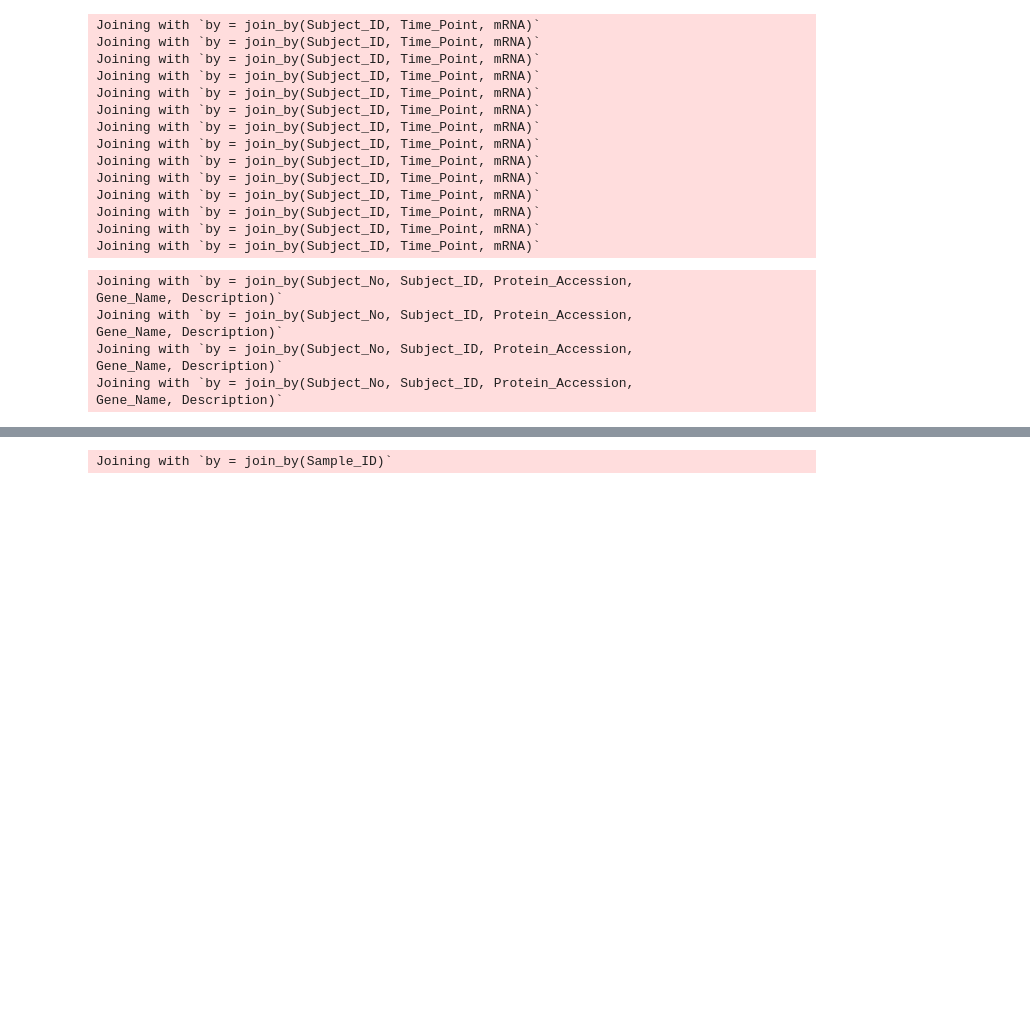
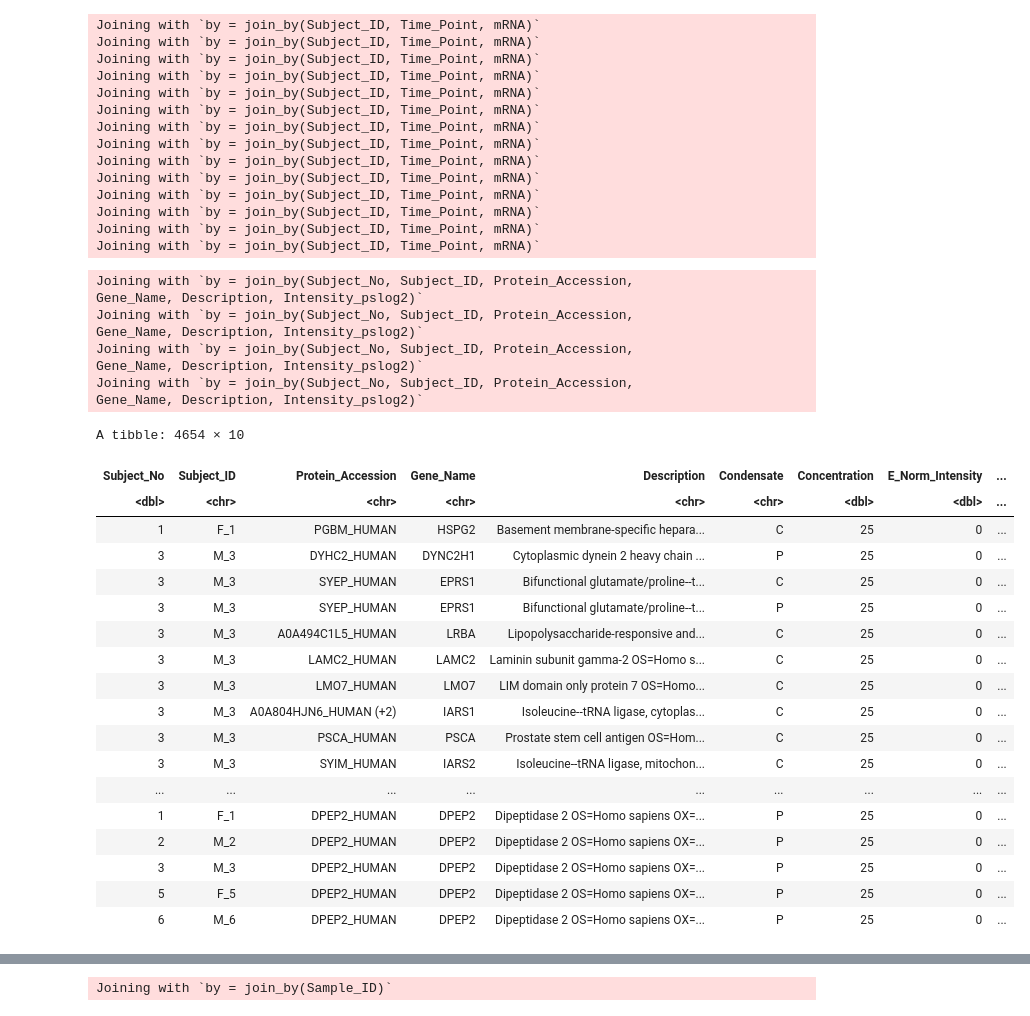
Before and after one commit to UNC-CEMALB/Burn-pit-smoke-condensate-mediated-toxicity-in-human-airway-epithelial-cells-, a Jupyter notebook: 3. Biomarker Cluster Analysis/Redo.ipynb, the cells around one changed output, grey strips where cells are left out. Drawn from its saved outputs; the diff is of its cells as text; code cells hidden in the pictures; blank space fills up the shorter version.

```diff
--- a/3. Biomarker Cluster Analysis/Redo.ipynb
+++ b/3. Biomarker Cluster Analysis/Redo.ipynb
@@ -185,22 +187,22 @@ get_protein_FC_df = function(experimental_df, control_df){
 
     # reformatting dfs for inner join
     trans_experimental_df = experimental_df %>%
-        rename(E_Intensity_pslog2 = Intensity_pslog2) %>%
-        select(-c("Intensity", "Burn_Condition"))
+        rename(E_Norm_Intensity = Norm_Intensity) %>%
+        select(-c("Burn_Condition"))
 
     trans_control_df = control_df %>%
-        rename(C_Intensity_pslog2 = Intensity_pslog2) %>%
-        select(-c("Intensity", "Burn_Condition", "Condensate", "Concentration"))
+        rename(C_Norm_Intensity = Norm_Intensity) %>%
+        select(-c("Burn_Condition", "Condensate", "Concentration"))
 
-    combined_df = inner_join(trans_experimental_df, trans_control_df) %>%
-        mutate(FC = E_Intensity_pslog2 - C_Intensity_pslog2,
-               Burn_Condition = unique(experimental_df$Burn_Condition),
-               Time_Point = NA)
+    combined_df = inner_join(trans_experimental_df, trans_control_df) #%>%
+#         mutate(FC = E_Norm_Intensity - C_Norm_Intensity,
+#                Burn_Condition = unique(experimental_df$Burn_Condition),
+#                Time_Point = NA)
 
     # reordering and removing some cols
-    final_df = combined_df[,c(2,3,11,6,7,12,10)]
+#    final_df = combined_df[,c(2,3,12,6,7,13,11)]
 
-    return(final_df)
+    return(combined_df)
 }
 
 # calling fn
@@ -210,13 +212,35 @@ s_5_protein_FC_df = get_protein_FC_df(s_5_protein_df, con_5_protein_df)
 s_25_protein_FC_df = get_protein_FC_df(s_25_protein_df, con_25_protein_df)
 # %% [output]
 Joining with `by = join_by(Subject_No, Subject_ID, Protein_Accession,
-Gene_Name, Description)`
+Gene_Name, Description, Intensity_pslog2)`
 Joining with `by = join_by(Subject_No, Subject_ID, Protein_Accession,
-Gene_Name, Description)`
+Gene_Name, Description, Intensity_pslog2)`
 Joining with `by = join_by(Subject_No, Subject_ID, Protein_Accession,
-Gene_Name, Description)`
+Gene_Name, Description, Intensity_pslog2)`
 Joining with `by = join_by(Subject_No, Subject_ID, Protein_Accession,
-Gene_Name, Description)`
+Gene_Name, Description, Intensity_pslog2)`
+# %%
+f_25_protein_FC_df
+# %% [output]
+A tibble: 4654 × 10
+| Subject_No | Subject_ID | Protein_Accession | Gene_Name | Description | Condensate | Concentration | E_Norm_Intensity | ... |
+| <dbl> | <chr> | <chr> | <chr> | <chr> | <chr> | <dbl> | <dbl> | ... |
+| 1 | F_1 | PGBM_HUMAN | HSPG2 | Basement membrane-specific hepara... | C | 25 | 0 | ... |
+| 3 | M_3 | DYHC2_HUMAN | DYNC2H1 | Cytoplasmic dynein 2 heavy chain ... | P | 25 | 0 | ... |
+| 3 | M_3 | SYEP_HUMAN | EPRS1 | Bifunctional glutamate/proline--t... | C | 25 | 0 | ... |
+| 3 | M_3 | SYEP_HUMAN | EPRS1 | Bifunctional glutamate/proline--t... | P | 25 | 0 | ... |
+| 3 | M_3 | A0A494C1L5_HUMAN | LRBA | Lipopolysaccharide-responsive and... | C | 25 | 0 | ... |
+| 3 | M_3 | LAMC2_HUMAN | LAMC2 | Laminin subunit gamma-2 OS=Homo s... | C | 25 | 0 | ... |
+| 3 | M_3 | LMO7_HUMAN | LMO7 | LIM domain only protein 7 OS=Homo... | C | 25 | 0 | ... |
+| 3 | M_3 | A0A804HJN6_HUMAN (+2) | IARS1 | Isoleucine--tRNA ligase, cytoplas... | C | 25 | 0 | ... |
+| 3 | M_3 | PSCA_HUMAN | PSCA | Prostate stem cell antigen OS=Hom... | C | 25 | 0 | ... |
+| 3 | M_3 | SYIM_HUMAN | IARS2 | Isoleucine--tRNA ligase, mitochon... | C | 25 | 0 | ... |
+| ... | ... | ... | ... | ... | ... | ... | ... | ... |
+| 1 | F_1 | DPEP2_HUMAN | DPEP2 | Dipeptidase 2 OS=Homo sapiens OX=... | P | 25 | 0 | ... |
+| 2 | M_2 | DPEP2_HUMAN | DPEP2 | Dipeptidase 2 OS=Homo sapiens OX=... | P | 25 | 0 | ... |
+| 3 | M_3 | DPEP2_HUMAN | DPEP2 | Dipeptidase 2 OS=Homo sapiens OX=... | P | 25 | 0 | ... |
+| 5 | F_5 | DPEP2_HUMAN | DPEP2 | Dipeptidase 2 OS=Homo sapiens OX=... | P | 25 | 0 | ... |
+| 6 | M_6 | DPEP2_HUMAN | DPEP2 | Dipeptidase 2 OS=Homo sapiens OX=... | P | 25 | 0 | ... |
 # %%
 # creating 1 df and casting wide
 wider_FC_mRNA_df = data.frame(Biomarker = "mRNA", rbind(f_1_24_mRNA_df, f_1_72_mRNA_df, f_25_4_mRNA_df, f_25_24_mRNA_df,
```
Also changed, not shown: parts of 3 cells of this notebook.
